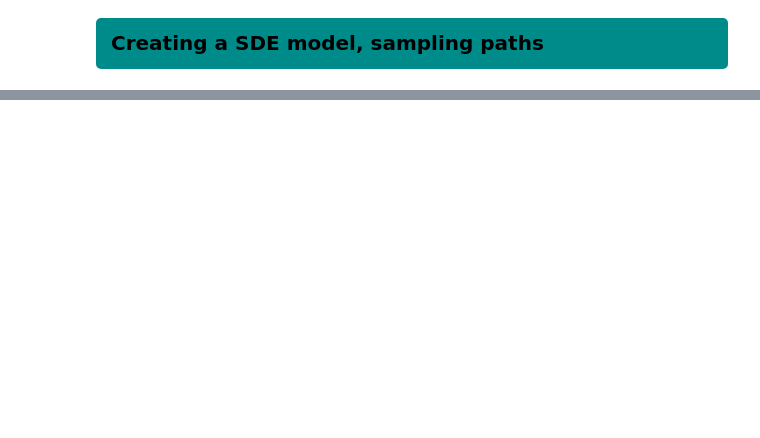
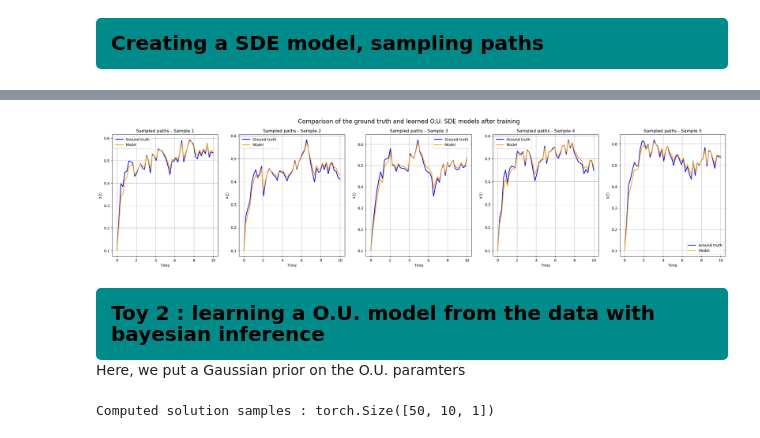
Before and after one commit to BenjaminDeporte/MVA_Stage, a Jupyter notebook: Latent_SDE_Basics.ipynb, the cells around one changed output, grey strips where cells are left out. Cells and saved outputs as stored; diff of their text form; code cells hidden in the pictures; blank space fills up the shorter version.

```diff
--- a/Latent_SDE_Basics.ipynb
+++ b/Latent_SDE_Basics.ipynb
@@ -306,7 +280,4 @@ plt.show()
 # %%
-# instantiate model
-model_ou_1 = Toy_OU_SDE().to(device)
-
 # training loop parameters
 learning_rate = 1e-2
 
@@ -315,7 +286,10 @@ optimizer = torch.optim.Adam(
     lr=learning_rate
 )
 
-N_EPOCHS = 1000
+# -------------------------------------------------------
+# --- N EPOCHS for all training loops
+# -------------------------------------------------------
+N_EPOCHS = 250
 
 thetas = []
 mus = []
@@ -357,0 +352,14 @@ plt.show()
+# %%
+# now, we test the two models by sampling the SAME brownian motion for both
+# after training
+fig, ax = plot_comparison(model_ou_1)
+fig.suptitle("Comparison of the ground truth and learned O.U. SDE models after training", fontsize=16)
+plt.show()
+# %% [output]
+[figure, added]
+# %% [markdown]
+<div style="background-color: #008B8B; padding: 15px; border-radius: 5px; font-size: 20px; color: black; font-weight: bold;">
+Toy 2 : learning a O.U. model from the data with bayesian inference
+</div>
+
+Here, we put a Gaussian prior on the O.U. paramters
@@ -357,0 +408,10 @@ plt.show()
+# %%
+N_PATHS = 10  # number of paths to sample
+
+y_start = 0.25  # initial condition
+y0 = torch.full((N_PATHS, 1), y_start).to(device)  # initial condition 0.25, shape (batch_size=N_PATHS, state_size=1)
+
+preds = torchsde.sdeint(bayesianmodel_ou, y0, ts, method="euler", dt=1e-3)  # shape (N_POINTS, N_PATHS, 1)
+print(f"Computed solution samples : {preds.size()}")
+# %% [output]
+Computed solution samples : torch.Size([50, 10, 1])
```
Also changed, not shown: parts of 27 cells of this notebook.
